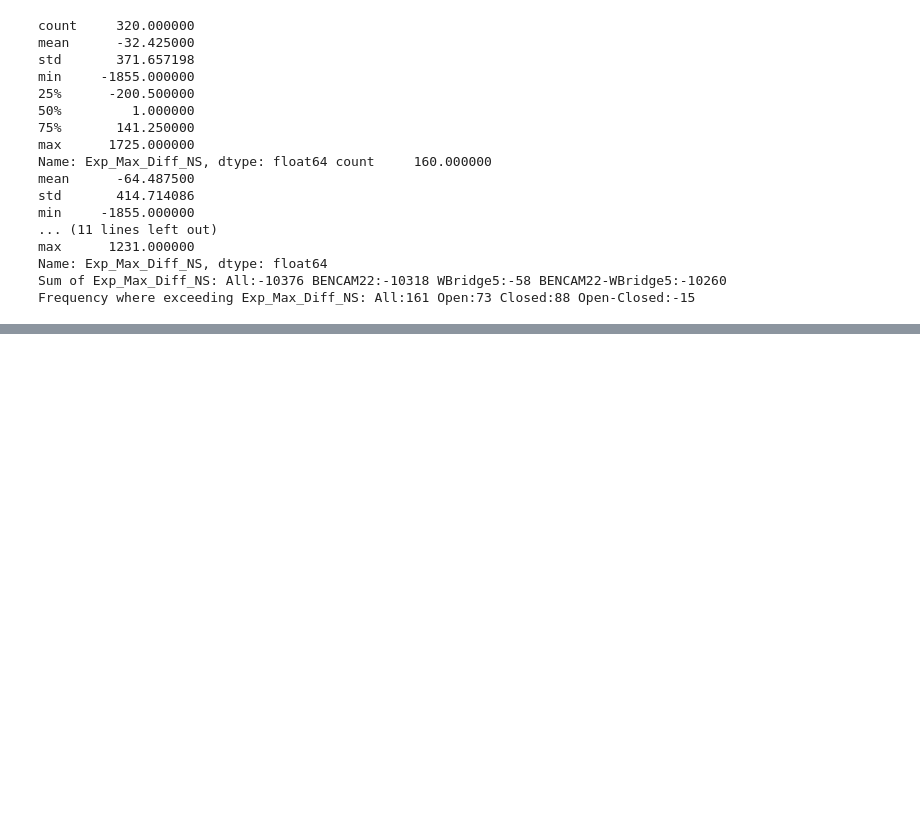
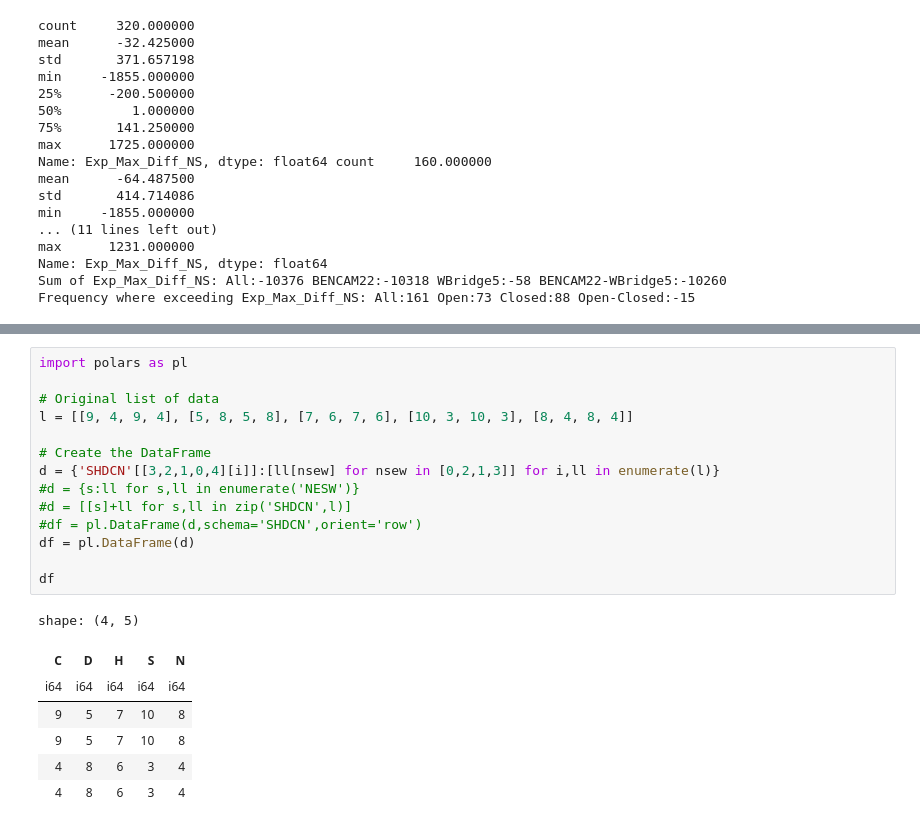
Before and after one commit to wopdevries/Calculate_PBN_Results, a Jupyter notebook: CalculatePBNResults.ipynb, the cells around one changed output, grey strips where cells are left out. Cells and saved outputs as stored; diff of their text form; blank space fills up the shorter version.

```diff
--- a/CalculatePBNResults.ipynb
+++ b/CalculatePBNResults.ipynb
@@ -685,0 +736,22 @@ Frequency where exceeding Exp_Max_Diff_NS: All:161 Open:73 Closed:88 Open-Closed
+# %%
+import polars as pl
+
+# Original list of data
+l = [[9, 4, 9, 4], [5, 8, 5, 8], [7, 6, 7, 6], [10, 3, 10, 3], [8, 4, 8, 4]]
+
+# Create the DataFrame
+d = {'SHDCN'[[3,2,1,0,4][i]]:[ll[nsew] for nsew in [0,2,1,3]] for i,ll in enumerate(l)}
+#d = {s:ll for s,ll in enumerate('NESW')}
+#d = [[s]+ll for s,ll in zip('SHDCN',l)]
+#df = pl.DataFrame(d,schema='SHDCN',orient='row')
+df = pl.DataFrame(d)
+
+df
+# %% [output]
+shape: (4, 5)
+| C | D | H | S | N |
+| i64 | i64 | i64 | i64 | i64 |
+| 9 | 5 | 7 | 10 | 8 |
+| 9 | 5 | 7 | 10 | 8 |
+| 4 | 8 | 6 | 3 | 4 |
+| 4 | 8 | 6 | 3 | 4 |
```
Also changed, not shown: parts of 4 cells of this notebook, 1 other file.
